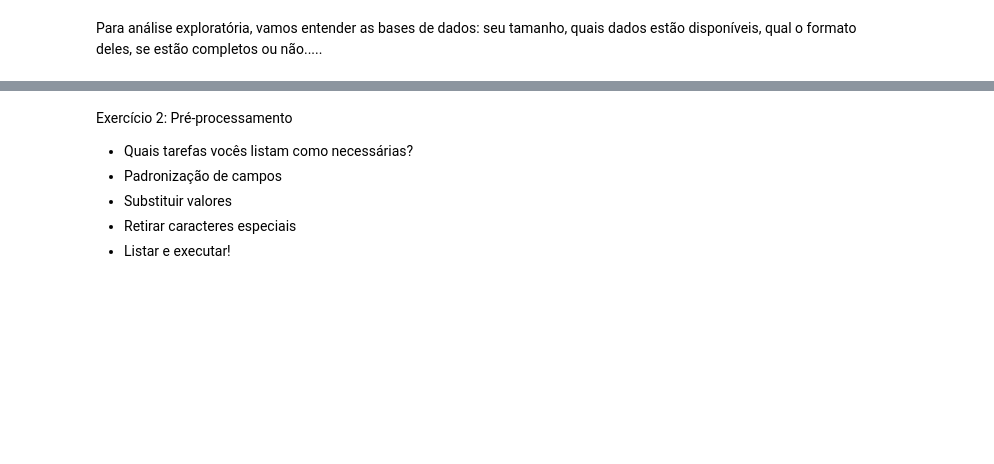
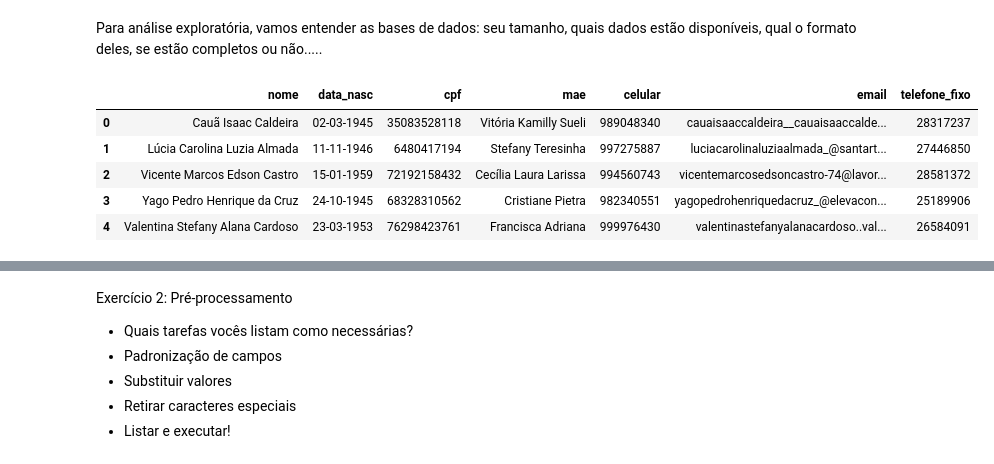
Before and after one commit to anablima/MBA_DataEngineer, a Jupyter notebook: Bootcamp_Data_Engineering_Exercicios.ipynb, the cells around one changed output, grey strips where cells are left out. Cells and saved outputs as stored; diff of their text form; code cells hidden in the pictures; blank space fills up the shorter version.

```diff
--- a/Bootcamp_Data_Engineering_Exercicios.ipynb
+++ b/Bootcamp_Data_Engineering_Exercicios.ipynb
@@ -25,2 +34,6 @@ Exercício 1:
+# %%
+# Importando dados de cadastro
+cad = pd.read_csv("https://raw.githubusercontent.com/renzoziegler/data_engineering_bootcamp/main/cadastro.csv", sep=",")
+data_med = pd.read_csv("https://raw.githubusercontent.com/renzoziegler/data_engineering_bootcamp/main/dados_medicos.csv", sep=",")
 # %% [markdown]
 Para análise exploratória, vamos entender as bases de dados: seu tamanho, quais dados estão disponíveis, qual o formato deles, se estão completos ou não.....
@@ -28,0 +40,10 @@ Para análise exploratória, vamos entender as bases de dados: seu tamanho, quai
+# %%
+# Exibindo primeiras linhas do dataframe
+cad.head()
+# %% [output]
+|  | nome | data_nasc | cpf | mae | celular | email | telefone_fixo |
+| 0 | Cauã Isaac Caldeira | 02-03-1945 | 35083528118 | Vitória Kamilly Sueli | 989048340 | cauaisaaccaldeira__cauaisaaccalde... | 28317237 |
+| 1 | Lúcia Carolina Luzia Almada | 11-11-1946 | 6480417194 | Stefany Teresinha | 997275887 | luciacarolinaluziaalmada_@santart... | 27446850 |
+| 2 | Vicente Marcos Edson Castro | 15-01-1959 | 72192158432 | Cecília Laura Larissa | 994560743 | vicentemarcosedsoncastro-74@lavor... | 28581372 |
+| 3 | Yago Pedro Henrique da Cruz | 24-10-1945 | 68328310562 | Cristiane Pietra | 982340551 | yagopedrohenriquedacruz_@elevacon... | 25189906 |
+| 4 | Valentina Stefany Alana Cardoso | 23-03-1953 | 76298423761 | Francisca Adriana | 999976430 | valentinastefanyalanacardoso..val... | 26584091 |
```
Also changed, not shown: parts of 11 cells of this notebook.
